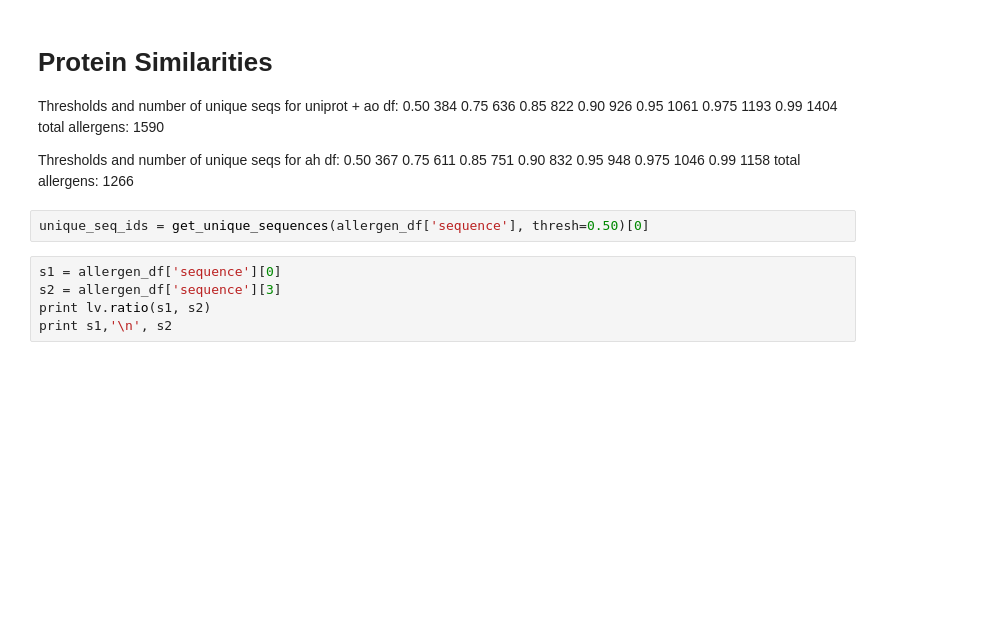
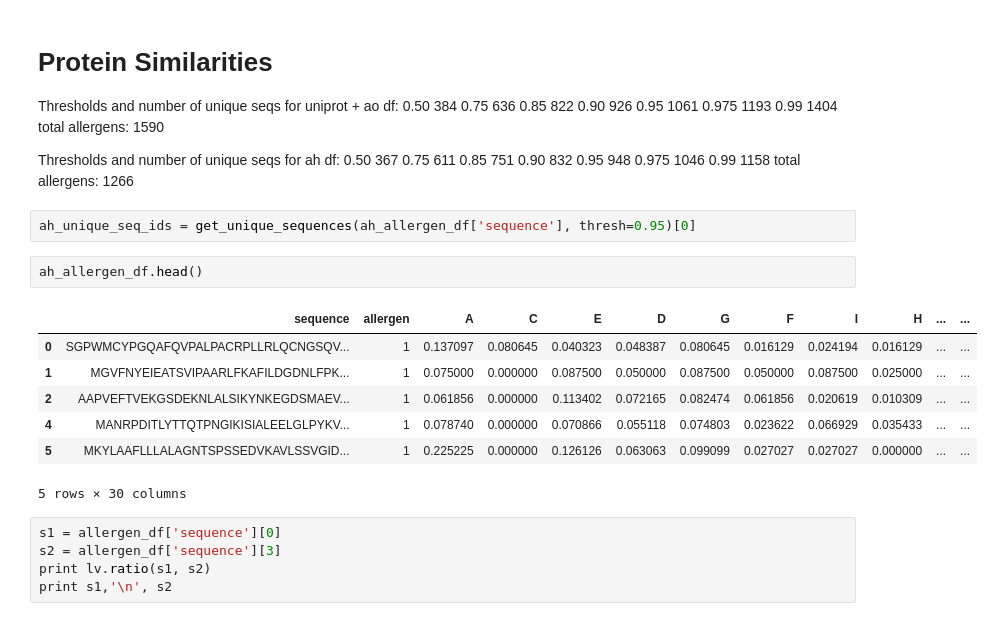
Before and after one commit to JaredJacobsen/capstone_project, a Jupyter notebook: allergen_EDA.ipynb, the cells around one changed output. Saved outputs shown, nothing was run; the diff lists cells and outputs as text; blank space fills up the shorter version.

```diff
--- a/allergen_EDA.ipynb
+++ b/allergen_EDA.ipynb
@@ -277,7 +206,17 @@ Thresholds and number of unique seqs for ah df:
 0.99 1158
 total allergens: 1266
 # %%
-unique_seq_ids = get_unique_sequences(allergen_df['sequence'], thresh=0.50)[0]
+ah_unique_seq_ids = get_unique_sequences(ah_allergen_df['sequence'], thresh=0.95)[0]
+# %%
+ah_allergen_df.head()
+# %% [output]
+|  | sequence | allergen | A | C | E | D | G | F | I | H | ... | ... |
+| 0 | SGPWMCYPGQAFQVPALPACRPLLRLQCNGSQV... | 1 | 0.137097 | 0.080645 | 0.040323 | 0.048387 | 0.080645 | 0.016129 | 0.024194 | 0.016129 | ... | ... |
+| 1 | MGVFNYEIEATSVIPAARLFKAFILDGDNLFPK... | 1 | 0.075000 | 0.000000 | 0.087500 | 0.050000 | 0.087500 | 0.050000 | 0.087500 | 0.025000 | ... | ... |
+| 2 | AAPVEFTVEKGSDEKNLALSIKYNKEGDSMAEV... | 1 | 0.061856 | 0.000000 | 0.113402 | 0.072165 | 0.082474 | 0.061856 | 0.020619 | 0.010309 | ... | ... |
+| 4 | MANRPDITLYTTQTPNGIKISIALEELGLPYKV... | 1 | 0.078740 | 0.000000 | 0.070866 | 0.055118 | 0.074803 | 0.023622 | 0.066929 | 0.035433 | ... | ... |
+| 5 | MKYLAAFLLLALAGNTSPSSEDVKAVLSSVGID... | 1 | 0.225225 | 0.000000 | 0.126126 | 0.063063 | 0.099099 | 0.027027 | 0.027027 | 0.000000 | ... | ... |
+5 rows × 30 columns
 # %%
 s1 = allergen_df['sequence'][0]
 s2 = allergen_df['sequence'][3]
```
Also changed, not shown: parts of 5 cells of this notebook, 3 other files.
